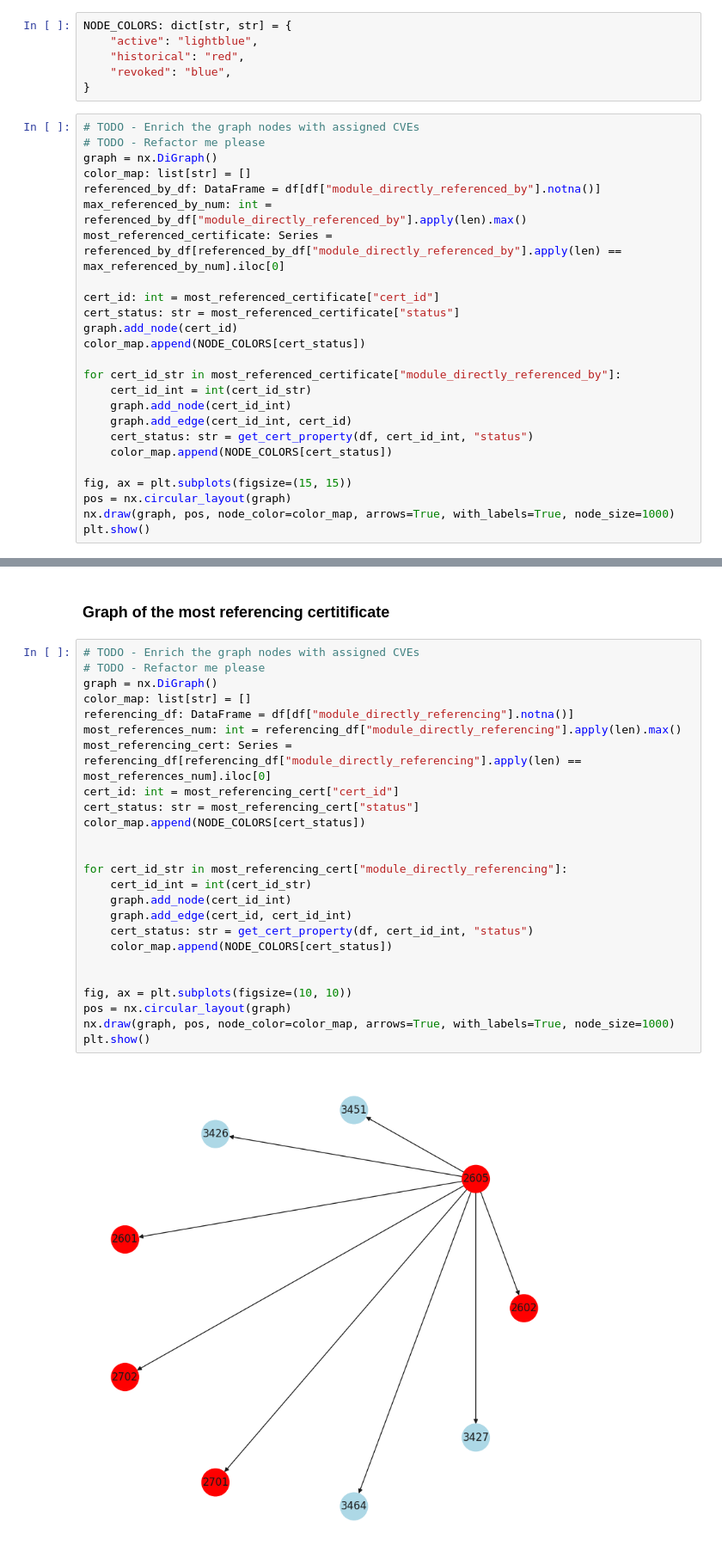
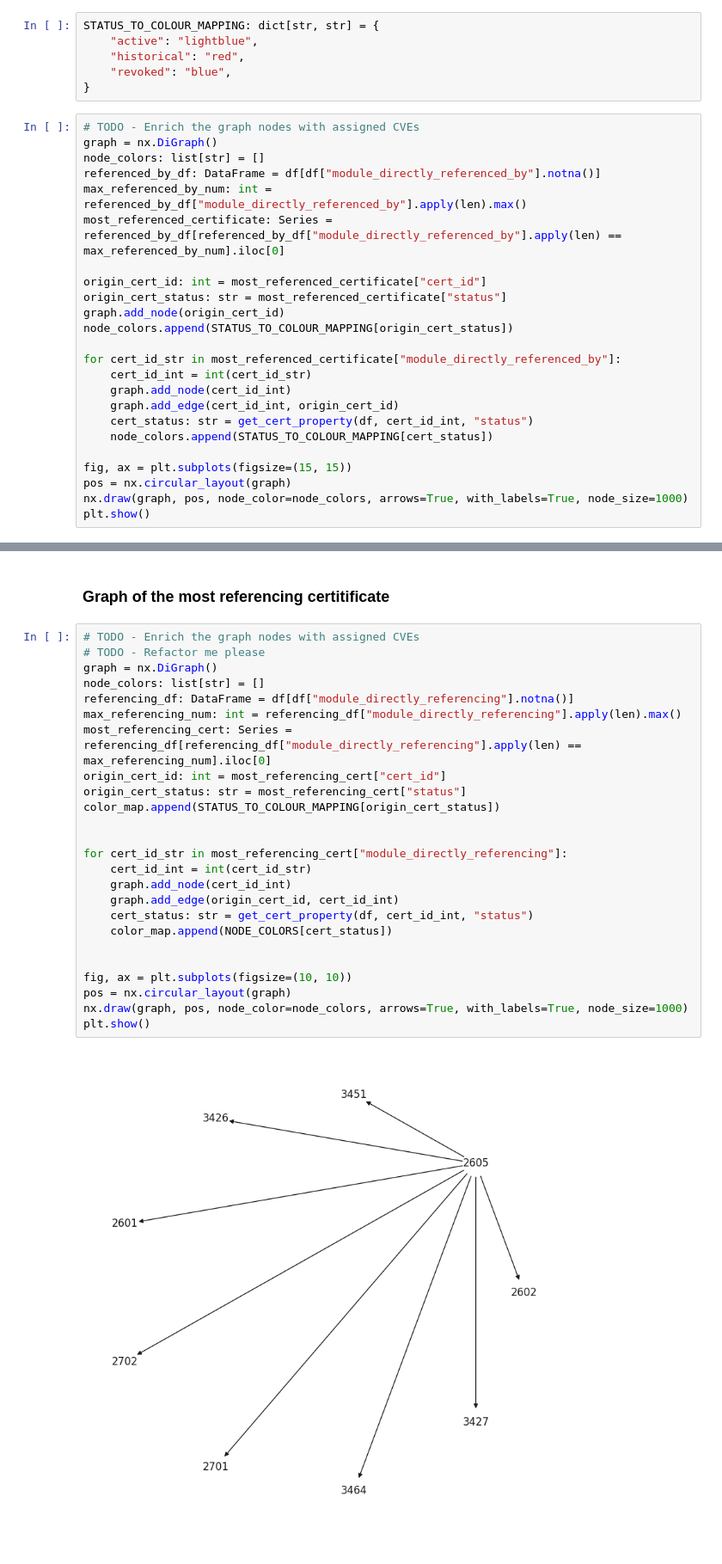
Before and after one commit to crocs-muni/sec-certs, a Jupyter notebook: notebooks/fips/references.ipynb, the cells around one changed output, grey strips where cells are left out. Shown at 86% size. Drawn from its saved outputs; the diff is of its cells as text.

Commit message:
refactor: General refactoring of the networkx graphs

```diff
--- a/notebooks/fips/references.ipynb
+++ b/notebooks/fips/references.ipynb
@@ -534,36 +534,35 @@ Certificate with id 4512:
  - its page is at https://seccerts.org/fips/033581b0970477af/
 # %% [markdown]
 ### Graph of the most referenced certificate
-# %%
-NODE_COLORS: dict[str, str] = {
-    "active": "lightblue",
-    "historical": "red",
-    "revoked": "blue",
-}
+# %%
+STATUS_TO_COLOUR_MAPPING: dict[str, str] = {
+    "active": "lightblue",
+    "historical": "red",
+    "revoked": "blue",
+}
 # %%
 # TODO - Enrich the graph nodes with assigned CVEs
-# TODO - Refactor me please
 graph = nx.DiGraph()
-color_map: list[str] = []
+node_colors: list[str] = []
 referenced_by_df: DataFrame = df[df["module_directly_referenced_by"].notna()]
 max_referenced_by_num: int = referenced_by_df["module_directly_referenced_by"].apply(len).max()
 most_referenced_certificate: Series = referenced_by_df[referenced_by_df["module_directly_referenced_by"].apply(len) == max_referenced_by_num].iloc[0]
 
-cert_id: int = most_referenced_certificate["cert_id"]
-cert_status: str = most_referenced_certificate["status"]
-graph.add_node(cert_id)
-color_map.append(NODE_COLORS[cert_status])
+origin_cert_id: int = most_referenced_certificate["cert_id"]
+origin_cert_status: str = most_referenced_certificate["status"]
+graph.add_node(origin_cert_id)
+node_colors.append(STATUS_TO_COLOUR_MAPPING[origin_cert_status])
 
 for cert_id_str in most_referenced_certificate["module_directly_referenced_by"]:
     cert_id_int = int(cert_id_str)
     graph.add_node(cert_id_int)
-    graph.add_edge(cert_id_int, cert_id)
+    graph.add_edge(cert_id_int, origin_cert_id)
     cert_status: str = get_cert_property(df, cert_id_int, "status")
-    color_map.append(NODE_COLORS[cert_status])
+    node_colors.append(STATUS_TO_COLOUR_MAPPING[cert_status])
 
 fig, ax = plt.subplots(figsize=(15, 15))
 pos = nx.circular_layout(graph)
-nx.draw(graph, pos, node_color=color_map, arrows=True, with_labels=True, node_size=1000)
+nx.draw(graph, pos, node_color=node_colors, arrows=True, with_labels=True, node_size=1000)
 plt.show()
 # %% [output]
 [figure]
@@ -572,27 +571,27 @@ plt.show()
 # %%
 # TODO - Enrich the graph nodes with assigned CVEs
 # TODO - Refactor me please
 graph = nx.DiGraph()
-color_map: list[str] = []
+node_colors: list[str] = []
 referencing_df: DataFrame = df[df["module_directly_referencing"].notna()]
-most_references_num: int = referencing_df["module_directly_referencing"].apply(len).max()
-most_referencing_cert: Series = referencing_df[referencing_df["module_directly_referencing"].apply(len) == most_references_num].iloc[0]
-cert_id: int = most_referencing_cert["cert_id"]
-cert_status: str = most_referencing_cert["status"]
-color_map.append(NODE_COLORS[cert_status])
+max_referencing_num: int = referencing_df["module_directly_referencing"].apply(len).max()
+most_referencing_cert: Series = referencing_df[referencing_df["module_directly_referencing"].apply(len) == max_referencing_num].iloc[0]
+origin_cert_id: int = most_referencing_cert["cert_id"]
+origin_cert_status: str = most_referencing_cert["status"]
+color_map.append(STATUS_TO_COLOUR_MAPPING[origin_cert_status])
 
 
 for cert_id_str in most_referencing_cert["module_directly_referencing"]:
     cert_id_int = int(cert_id_str)
     graph.add_node(cert_id_int)
-    graph.add_edge(cert_id, cert_id_int)
+    graph.add_edge(origin_cert_id, cert_id_int)
     cert_status: str = get_cert_property(df, cert_id_int, "status")
     color_map.append(NODE_COLORS[cert_status])
 
 
 fig, ax = plt.subplots(figsize=(10, 10))
 pos = nx.circular_layout(graph)
-nx.draw(graph, pos, node_color=color_map, arrows=True, with_labels=True, node_size=1000)
+nx.draw(graph, pos, node_color=node_colors, arrows=True, with_labels=True, node_size=1000)
 plt.show()
 # %% [output]
-[figure, old version]
+[figure, new version]
```
